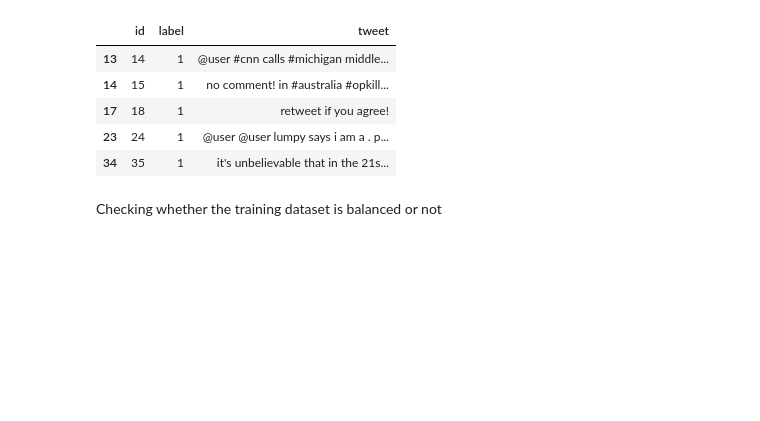
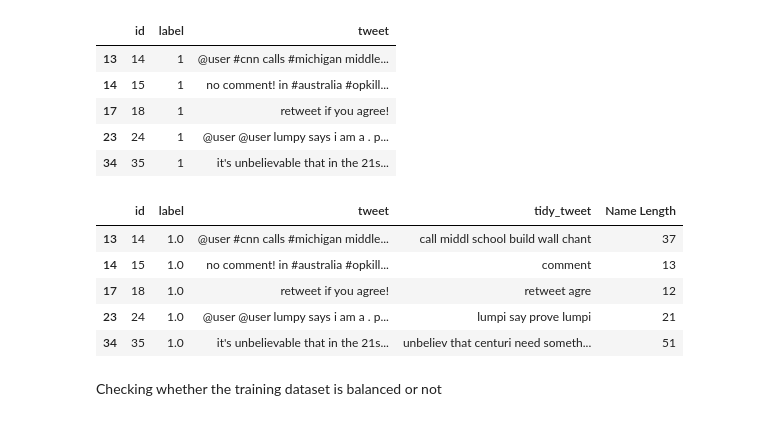
Before and after one commit to Janakisajja/Sentiment-Analysis---Amazon-Reviews-Data, a Jupyter notebook: Finalproject_initialreport.ipynb, the cells around one changed output. Drawn from its saved outputs; the diff is of its cells as text; code cells hidden in the pictures; blank space fills up the shorter version.

```diff
--- a/Finalproject_initialreport.ipynb
+++ b/Finalproject_initialreport.ipynb
@@ -185,6 +178,15 @@ train[train['label'] == 1].head(5)
 | 17 | 18 | 1 | retweet if you agree! |
 | 23 | 24 | 1 | @user @user lumpy says i am a . p... |
 | 34 | 35 | 1 | it's unbelievable that in the 21s... |
+# %%
+all_data[all_data['label']==1].head()
+# %% [output]
+|  | id | label | tweet | tidy_tweet | Name Length |
+| 13 | 14 | 1.0 | @user #cnn calls #michigan middle... | call middl school build wall chant | 37 |
+| 14 | 15 | 1.0 | no comment! in #australia #opkill... | comment | 13 |
+| 17 | 18 | 1.0 | retweet if you agree! | retweet agre | 12 |
+| 23 | 24 | 1.0 | @user @user lumpy says i am a . p... | lumpi say prove lumpi | 21 |
+| 34 | 35 | 1.0 | it's unbelievable that in the 21s... | unbeliev that centuri need someth... | 51 |
 # %% [markdown]
 Checking whether the training dataset is balanced or not
 # %%
```
Also changed, not shown: parts of 4 cells of this notebook.
